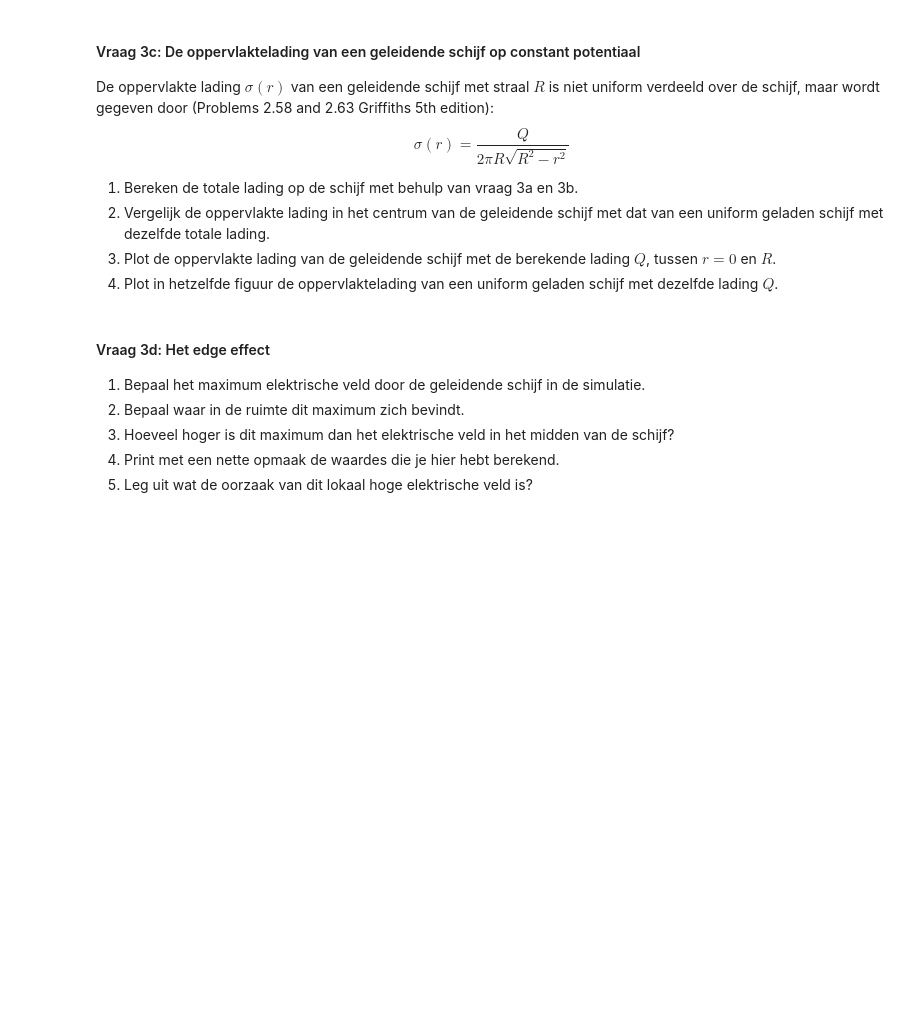
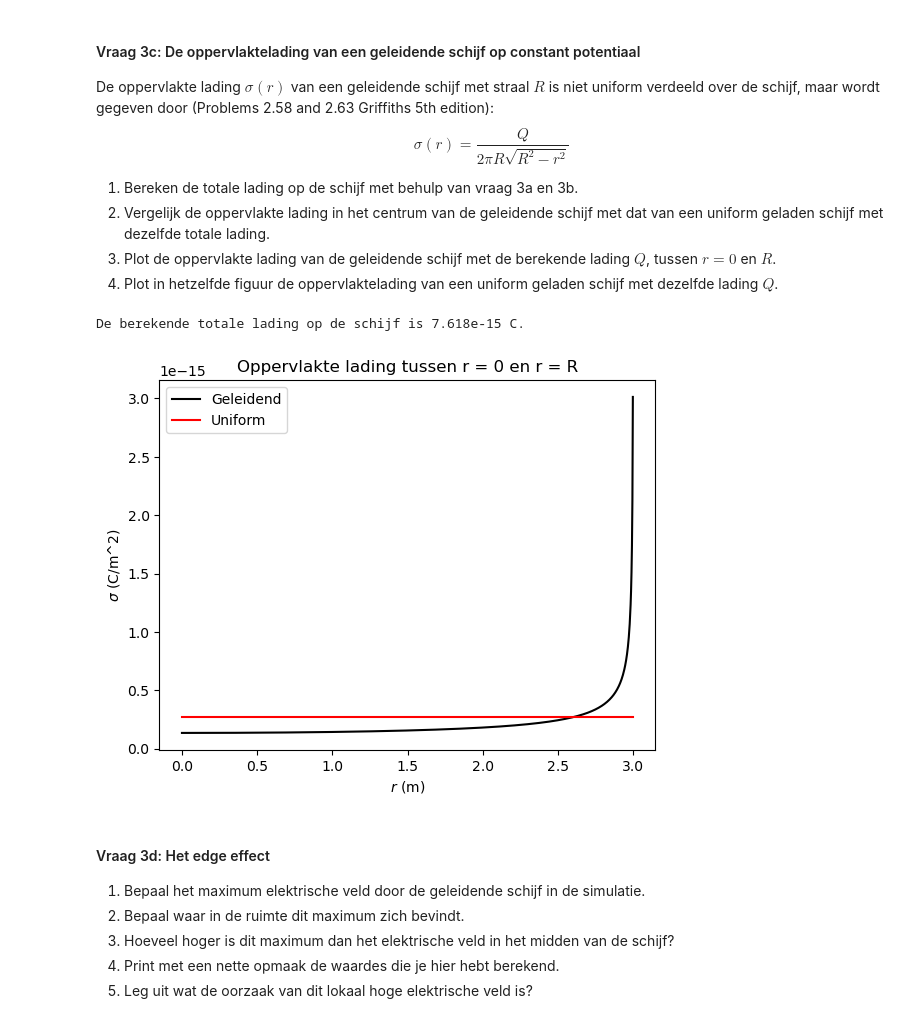
Before and after one commit to NNynke/DEF-D-assignments-N, a Jupyter notebook: DigitaleOntwerpopdrachten/1CondensatorOpdracht/CondensatorOntwerpopdracht.ipynb, the cells around one changed output. Cells and saved outputs as stored; diff of their text form; code cells hidden in the pictures; blank space fills up the shorter version.

```diff
--- a/DigitaleOntwerpopdrachten/1CondensatorOpdracht/CondensatorOntwerpopdracht.ipynb
+++ b/DigitaleOntwerpopdrachten/1CondensatorOpdracht/CondensatorOntwerpopdracht.ipynb
@@ -461,2 +466,6 @@ De norm van het elektrische veld op de as heel dicht bij het midden van de schij
 # %%
 #### Print met deze cel met een nette opmaak je antwoord op vraag 3b 2.
+
+sigma_midden = epsilon0 * E_midden
+
+print(f'De benadering van de oppervlakte lading in het midden van de schijf is {sigma_midden:.3e} C/m^2.')
@@ -472,8 +483,43 @@ $$\sigma(r) = \frac{Q}{2 \pi R \sqrt{R^2 - r^2}}$$
 4. Plot in hetzelfde figuur de oppervlaktelading van een uniform geladen schijf met dezelfde lading $Q$.
 # %%
 ###
-###Jouw code hier###
+# 1)
+# Als we de formule omschrijven, dan krijgen we (op r = 0) Q = 2pi R^2 sigma(op r=0)
+Q_schijf_tot = 2 * np.pi * (disk_radius**2) * sigma_midden
+print(f'De berekende totale lading op de schijf is {Q_schijf_tot:.3e} C.')
+
+# 2)
+    # Als we de oppervlakte lading in het centrum van de geleidende schijf (op r=0)
+    # met dat van een uniform geladen schijf met dezelfde totale lading vergelijken, dan krijgen we:
+    # sigma_geleidend * R^2 * 2pi = sigma_uniform * R^2 * pi
+    # sigma_geleidend = 1/2 sigma_uniform
+    # De geleidende schijf heeft in het midden de helft van de ladingsdichtheid van een uniform geladen schijf (met dezelfde Q).
+    # -> lading hoopt zich bij een geleider aan de randen op!
+
+#3)
+r_plot = np.linspace(0,0.999*disk_radius,1000)
+sigma_geleidend = Q_schijf_tot / (2 * np.pi * disk_radius * np.sqrt(disk_radius**2 - r_plot**2))
+
+#4)
+sigma_uniform_raw = Q_schijf_tot / (np.pi * disk_radius**2)
+sigma_uniform = np.full_like(r_plot, sigma_uniform_raw)
+
+plt.figure()
+plt.title('Oppervlakte lading tussen r = 0 en r = R')
+plt.plot(r_plot, sigma_geleidend, 'k', label='Geleidend')
+plt.plot(r_plot, sigma_uniform, 'r', label='Uniform')
+plt.xlabel('$r$ (m)')
+plt.ylabel('$\sigma$ (C/m^2)')
+plt.legend()
+plt.show()
+
+
+# Uniforme schijf heeft overal dezelfde ladingsdichtheid, de geleidende schijf ophoping bij de rand (sterkere lading), maar juist minder sterk geladen in het centrum.
+
 ###
+# %% [output]
+De berekende totale lading op de schijf is 7.618e-15 C.
+[figure, added]
 # %% [markdown]
 #### Vraag 3d: Het edge effect
 
```
Also changed, not shown: parts of 16 cells of this notebook, 2 other files.
